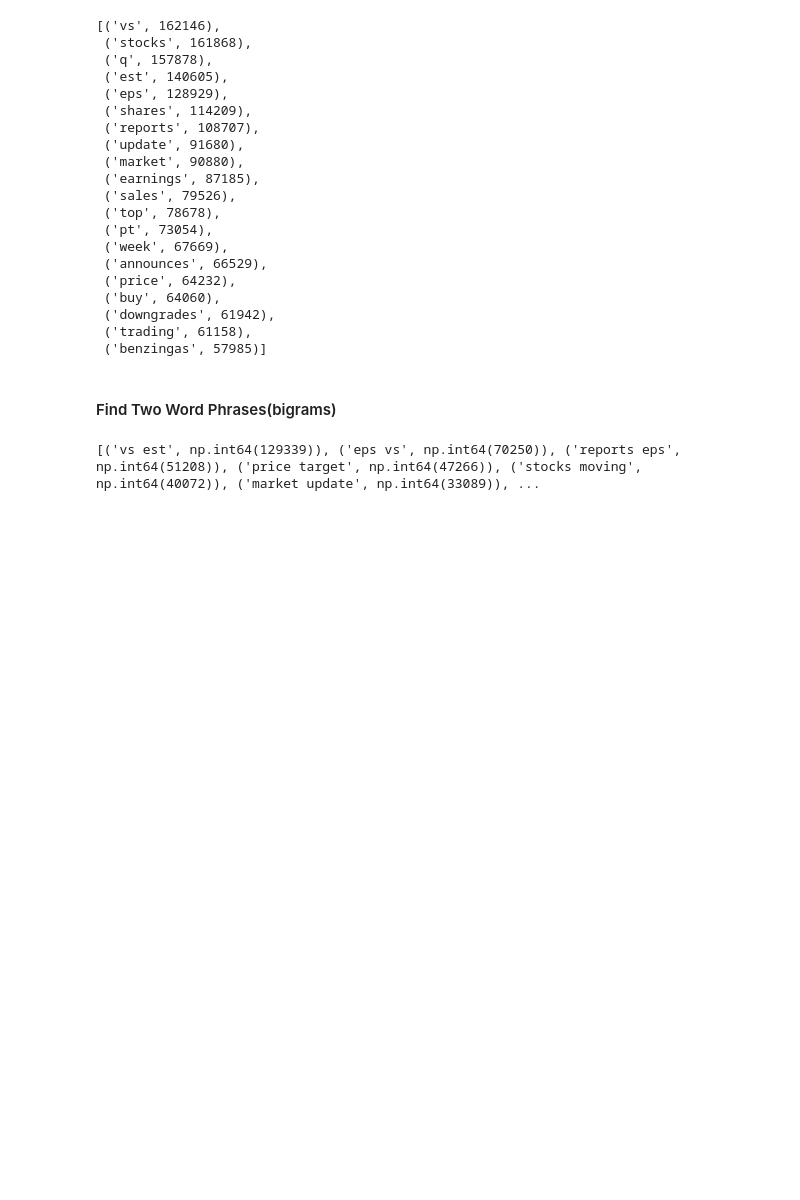
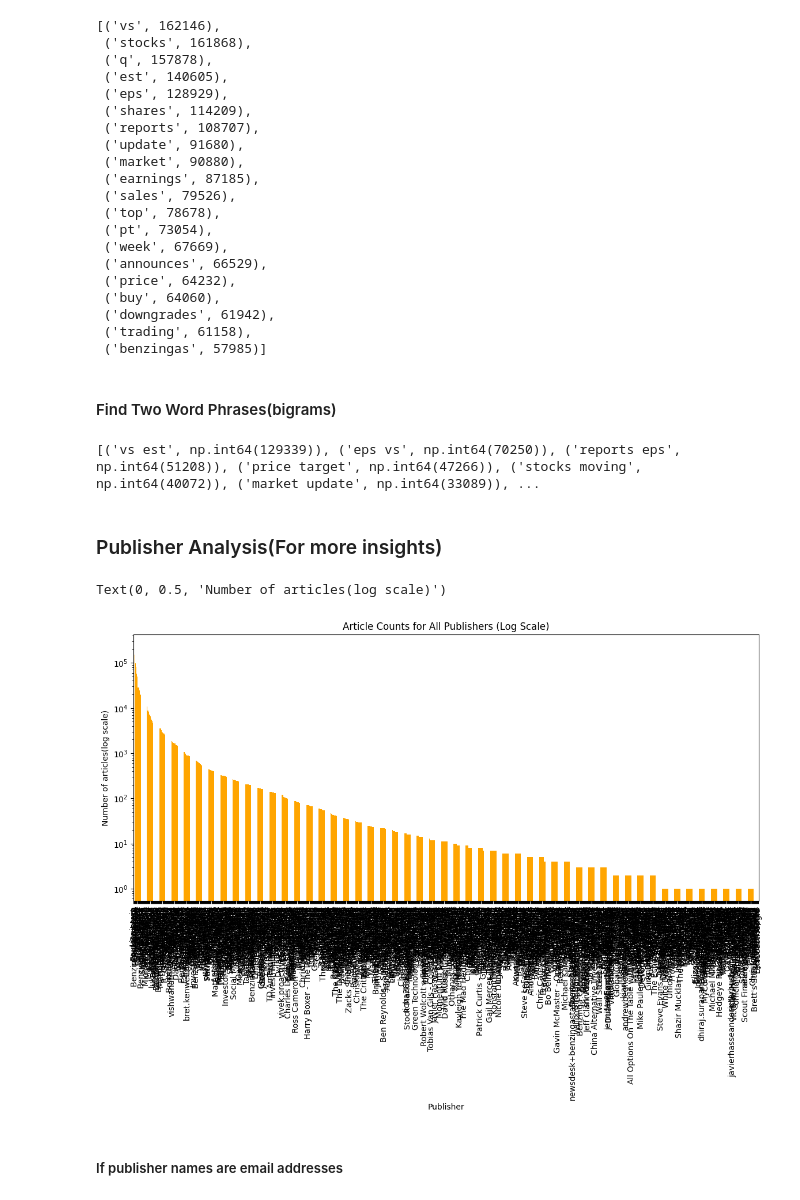
Before and after one commit to Kidist-c/Financial_new-Dataset-Analysis-week1, a Jupyter notebook: notebooks/raw_analyst_ratings.ipynb, the cells around one changed output. Saved outputs shown, nothing was run; the diff lists cells and outputs as text; code cells hidden in the pictures; blank space fills up the shorter version.

```diff
--- a/notebooks/raw_analyst_ratings.ipynb
+++ b/notebooks/raw_analyst_ratings.ipynb
@@ -352,3 +352,17 @@ bigram_freq = sorted(bigram_freq, key=lambda x: x[1], reverse=True)
 print(bigram_freq[:20])
 # %% [output]
 [('vs est', np.int64(129339)), ('eps vs', np.int64(70250)), ('reports eps', np.int64(51208)), ('price target', np.int64(47266)), ('stocks moving', np.int64(40072)), ('market update', np.int64(33089)), ...
+# %% [markdown]
+### Publisher Analysis(For more insights)
+# %%
+# Log-scale for all publisher
+plt.figure(figsize=(14,6))
+publisher_counts.plot(kind='bar',logy=True,figsize=(14,6), color='orange')
+plt.title("Article Counts for All Publishers (Log Scale)")
+plt.xlabel("Publisher")
+plt.ylabel("Number of articles(log scale)")
+# %% [output]
+Text(0, 0.5, 'Number of articles(log scale)')
+[figure, added]
+# %% [markdown]
+##### If publisher names are email addresses
```
Also changed, not shown: parts of 1 cell of this notebook.
